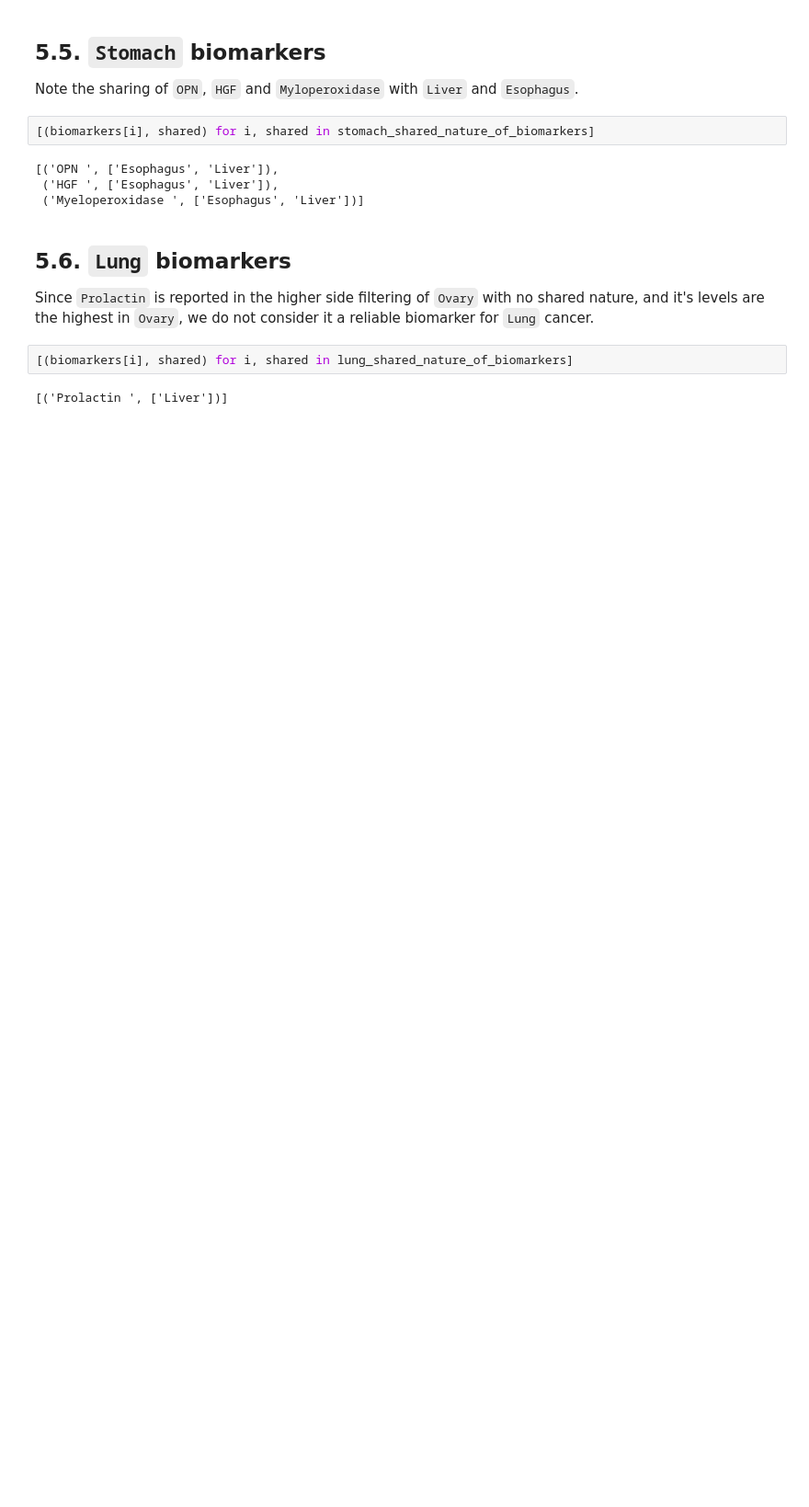
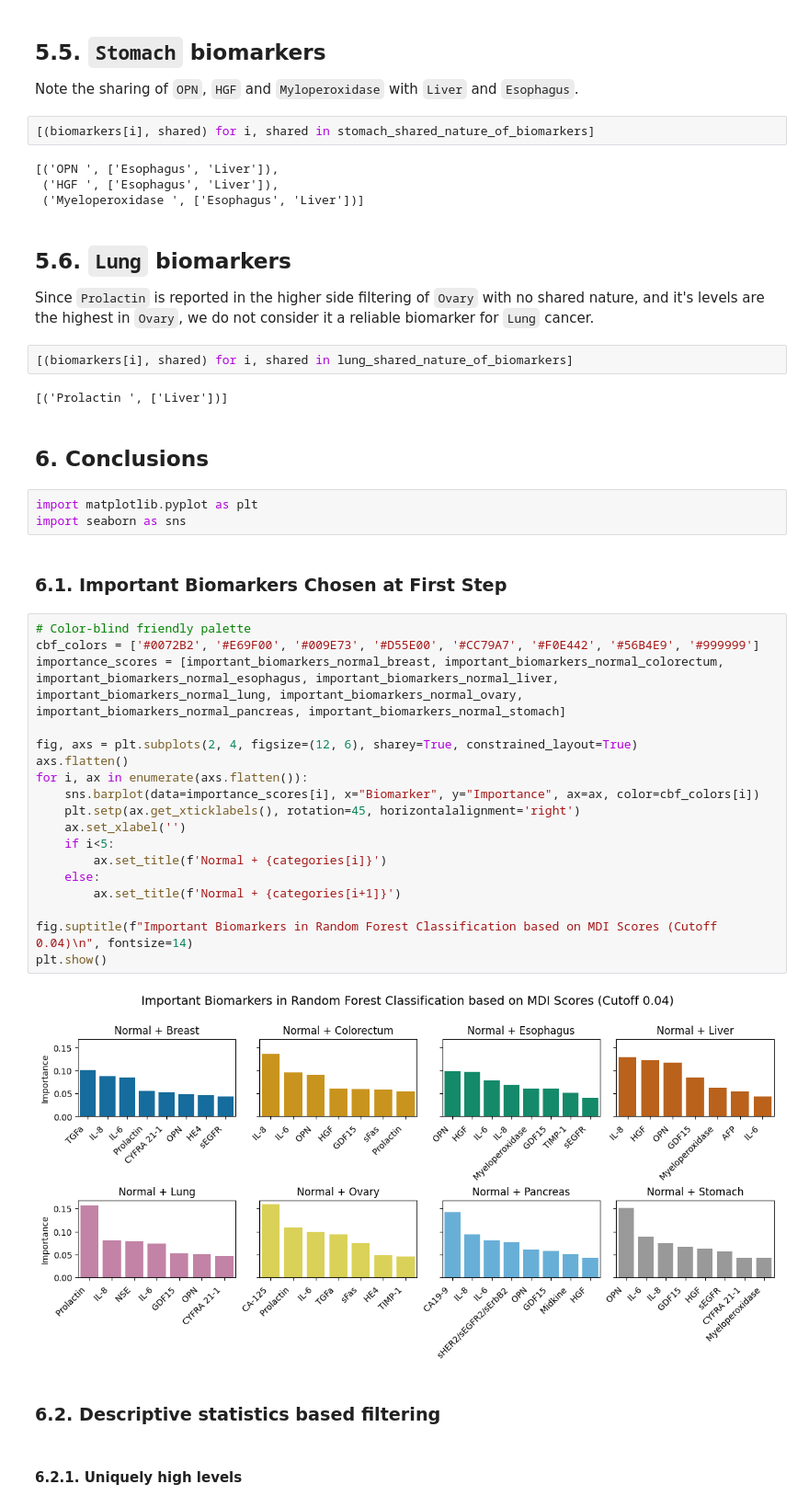
Before and after one commit to subhajitbn/Cancer-Biomarkers-from-Clinical-Data, a Jupyter notebook: tutorial-full.ipynb, the cells around one changed output. Shown at 92% size. Cells and saved outputs as stored; diff of their text form; blank space fills up the shorter version.

Commit message:
Visualizations for final paper

```diff
--- a/tutorial-full.ipynb
+++ b/tutorial-full.ipynb
@@ -987,3 +972,34 @@ Since `Prolactin` is reported in the higher side filtering of `Ovary` with no sh
 [(biomarkers[i], shared) for i, shared in lung_shared_nature_of_biomarkers]
 # %% [output]
 [('Prolactin ', ['Liver'])]
+# %% [markdown]
+## 6. Conclusions
+# %%
+import matplotlib.pyplot as plt
+import seaborn as sns
+# %% [markdown]
+### 6.1. Important Biomarkers Chosen at First Step
+# %%
+# Color-blind friendly palette
+cbf_colors = ['#0072B2', '#E69F00', '#009E73', '#D55E00', '#CC79A7', '#F0E442', '#56B4E9', '#999999']
+importance_scores = [important_biomarkers_normal_breast, important_biomarkers_normal_colorectum, important_biomarkers_normal_esophagus, important_biomarkers_normal_liver, important_biomarkers_normal_lung, important_biomarkers_normal_ovary, important_biomarkers_normal_pancreas, important_biomarkers_normal_stomach]
+
+fig, axs = plt.subplots(2, 4, figsize=(12, 6), sharey=True, constrained_layout=True)
+axs.flatten()
+for i, ax in enumerate(axs.flatten()):
+    sns.barplot(data=importance_scores[i], x="Biomarker", y="Importance", ax=ax, color=cbf_colors[i])
+    plt.setp(ax.get_xticklabels(), rotation=45, horizontalalignment='right')
+    ax.set_xlabel('')
+    if i<5:
+        ax.set_title(f'Normal + {categories[i]}')
+    else:
+        ax.set_title(f'Normal + {categories[i+1]}')
+
+fig.suptitle(f"Important Biomarkers in Random Forest Classification based on MDI Scores (Cutoff 0.04)\n", fontsize=14)
+plt.show()
+# %% [output]
+[figure, added]
+# %% [markdown]
+### 6.2. Descriptive statistics based filtering
+# %% [markdown]
+#### 6.2.1. Uniquely high levels
```
Also changed, not shown: parts of 2 cells of this notebook, 7 other files.
